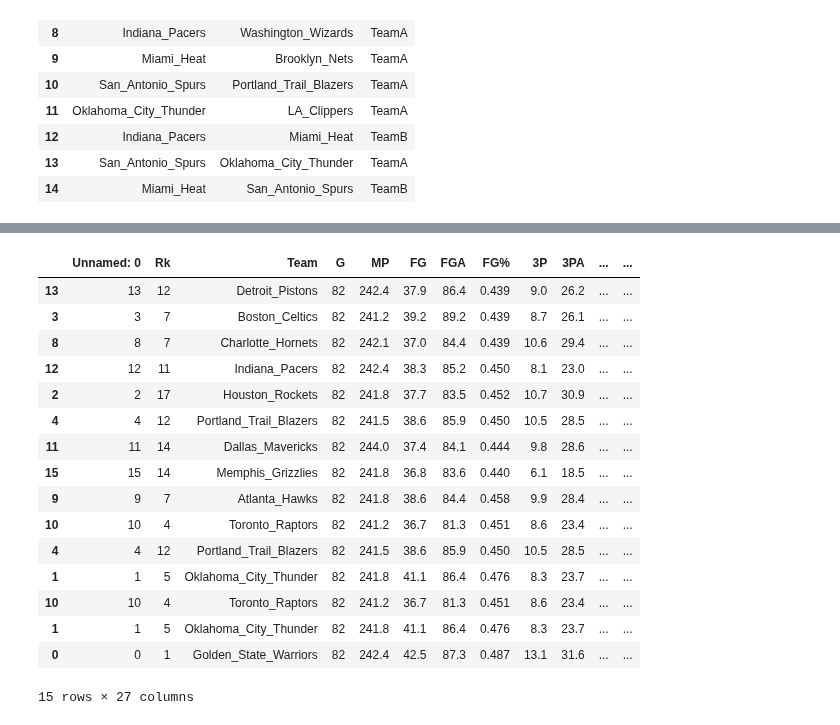
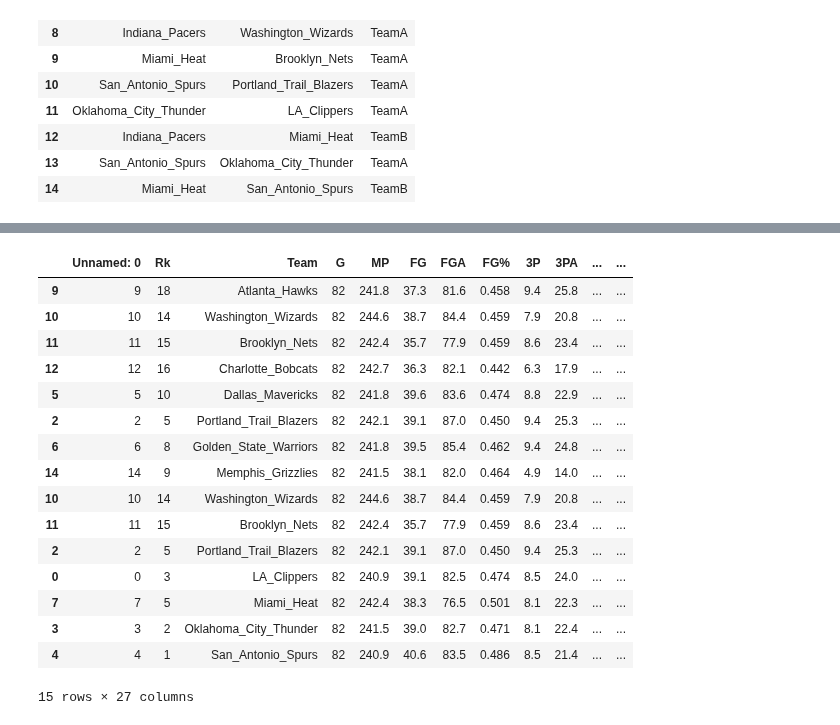
Before and after one commit to MaloneRobert/BasketballPredictor, a Jupyter notebook: Series_Preprocess.ipynb, the cells around one changed output, grey strips where cells are left out. Drawn from its saved outputs; the diff is of its cells as text; code cells hidden in the pictures.

```diff
--- a/Series_Preprocess.ipynb
+++ b/Series_Preprocess.ipynb
@@ -106,33 +125,33 @@ team_a_opp1617 = make_series(a, series_in1617, opp_stats1617)
 # %%
 '''THIS MAKES THE FOR AND OPPOSING TABLES FOR THE PLAYOFFS TEAM B'''
 b = 'b'
 team_b1314 = make_series(b, series_in1314, team_stats1314)
 team_b_opp1314 = make_series(b, series_in1314, opp_stats1314)
 team_b1415 = make_series(b, series_in1415, team_stats1415)
 team_b_opp1415 = make_series(b, series_in1415, opp_stats1415)
 team_b1516 = make_series(b, series_in1516, team_stats1516)
 team_b_opp1516 = make_series(b, series_in1516, opp_stats1516)
 team_b1617 = make_series(b, series_in1617, team_stats1617)
 team_b_opp1617 = make_series(b, series_in1617, opp_stats1617)
 
-team_b1516
+team_b1314
 # %% [output]
 |  | Unnamed: 0 | Rk | Team | G | MP | FG | FGA | FG% | 3P | 3PA | ... | ... |
-| 13 | 13 | 12 | Detroit_Pistons | 82 | 242.4 | 37.9 | 86.4 | 0.439 | 9.0 | 26.2 | ... | ... |
-| 3 | 3 | 7 | Boston_Celtics | 82 | 241.2 | 39.2 | 89.2 | 0.439 | 8.7 | 26.1 | ... | ... |
-| 8 | 8 | 7 | Charlotte_Hornets | 82 | 242.1 | 37.0 | 84.4 | 0.439 | 10.6 | 29.4 | ... | ... |
-| 12 | 12 | 11 | Indiana_Pacers | 82 | 242.4 | 38.3 | 85.2 | 0.450 | 8.1 | 23.0 | ... | ... |
-| 2 | 2 | 17 | Houston_Rockets | 82 | 241.8 | 37.7 | 83.5 | 0.452 | 10.7 | 30.9 | ... | ... |
-| 4 | 4 | 12 | Portland_Trail_Blazers | 82 | 241.5 | 38.6 | 85.9 | 0.450 | 10.5 | 28.5 | ... | ... |
-| 11 | 11 | 14 | Dallas_Mavericks | 82 | 244.0 | 37.4 | 84.1 | 0.444 | 9.8 | 28.6 | ... | ... |
-| 15 | 15 | 14 | Memphis_Grizzlies | 82 | 241.8 | 36.8 | 83.6 | 0.440 | 6.1 | 18.5 | ... | ... |
-| 9 | 9 | 7 | Atlanta_Hawks | 82 | 241.8 | 38.6 | 84.4 | 0.458 | 9.9 | 28.4 | ... | ... |
-| 10 | 10 | 4 | Toronto_Raptors | 82 | 241.2 | 36.7 | 81.3 | 0.451 | 8.6 | 23.4 | ... | ... |
-| 4 | 4 | 12 | Portland_Trail_Blazers | 82 | 241.5 | 38.6 | 85.9 | 0.450 | 10.5 | 28.5 | ... | ... |
-| 1 | 1 | 5 | Oklahoma_City_Thunder | 82 | 241.8 | 41.1 | 86.4 | 0.476 | 8.3 | 23.7 | ... | ... |
-| 10 | 10 | 4 | Toronto_Raptors | 82 | 241.2 | 36.7 | 81.3 | 0.451 | 8.6 | 23.4 | ... | ... |
-| 1 | 1 | 5 | Oklahoma_City_Thunder | 82 | 241.8 | 41.1 | 86.4 | 0.476 | 8.3 | 23.7 | ... | ... |
-| 0 | 0 | 1 | Golden_State_Warriors | 82 | 242.4 | 42.5 | 87.3 | 0.487 | 13.1 | 31.6 | ... | ... |
+| 9 | 9 | 18 | Atlanta_Hawks | 82 | 241.8 | 37.3 | 81.6 | 0.458 | 9.4 | 25.8 | ... | ... |
+| 10 | 10 | 14 | Washington_Wizards | 82 | 244.6 | 38.7 | 84.4 | 0.459 | 7.9 | 20.8 | ... | ... |
+| 11 | 11 | 15 | Brooklyn_Nets | 82 | 242.4 | 35.7 | 77.9 | 0.459 | 8.6 | 23.4 | ... | ... |
+| 12 | 12 | 16 | Charlotte_Bobcats | 82 | 242.7 | 36.3 | 82.1 | 0.442 | 6.3 | 17.9 | ... | ... |
+| 5 | 5 | 10 | Dallas_Mavericks | 82 | 241.8 | 39.6 | 83.6 | 0.474 | 8.8 | 22.9 | ... | ... |
+| 2 | 2 | 5 | Portland_Trail_Blazers | 82 | 242.1 | 39.1 | 87.0 | 0.450 | 9.4 | 25.3 | ... | ... |
+| 6 | 6 | 8 | Golden_State_Warriors | 82 | 241.8 | 39.5 | 85.4 | 0.462 | 9.4 | 24.8 | ... | ... |
+| 14 | 14 | 9 | Memphis_Grizzlies | 82 | 241.5 | 38.1 | 82.0 | 0.464 | 4.9 | 14.0 | ... | ... |
+| 10 | 10 | 14 | Washington_Wizards | 82 | 244.6 | 38.7 | 84.4 | 0.459 | 7.9 | 20.8 | ... | ... |
+| 11 | 11 | 15 | Brooklyn_Nets | 82 | 242.4 | 35.7 | 77.9 | 0.459 | 8.6 | 23.4 | ... | ... |
+| 2 | 2 | 5 | Portland_Trail_Blazers | 82 | 242.1 | 39.1 | 87.0 | 0.450 | 9.4 | 25.3 | ... | ... |
+| 0 | 0 | 3 | LA_Clippers | 82 | 240.9 | 39.1 | 82.5 | 0.474 | 8.5 | 24.0 | ... | ... |
+| 7 | 7 | 5 | Miami_Heat | 82 | 242.4 | 38.3 | 76.5 | 0.501 | 8.1 | 22.3 | ... | ... |
+| 3 | 3 | 2 | Oklahoma_City_Thunder | 82 | 241.5 | 39.0 | 82.7 | 0.471 | 8.1 | 22.4 | ... | ... |
+| 4 | 4 | 1 | San_Antonio_Spurs | 82 | 240.9 | 40.6 | 83.5 | 0.486 | 8.5 | 21.4 | ... | ... |
 15 rows × 27 columns
 # %%
 '''THIS MAKES THE WINNER DATAFRAME'''
```
Also changed, not shown: parts of 4 cells of this notebook, 2 other files.
